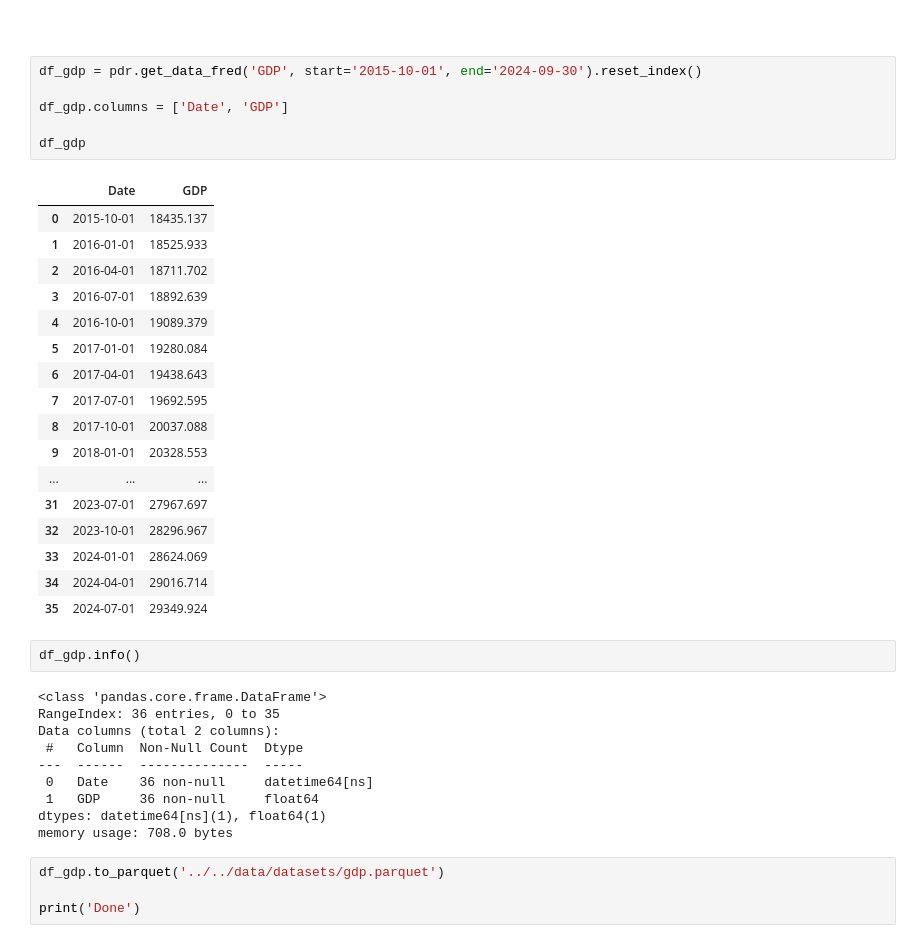
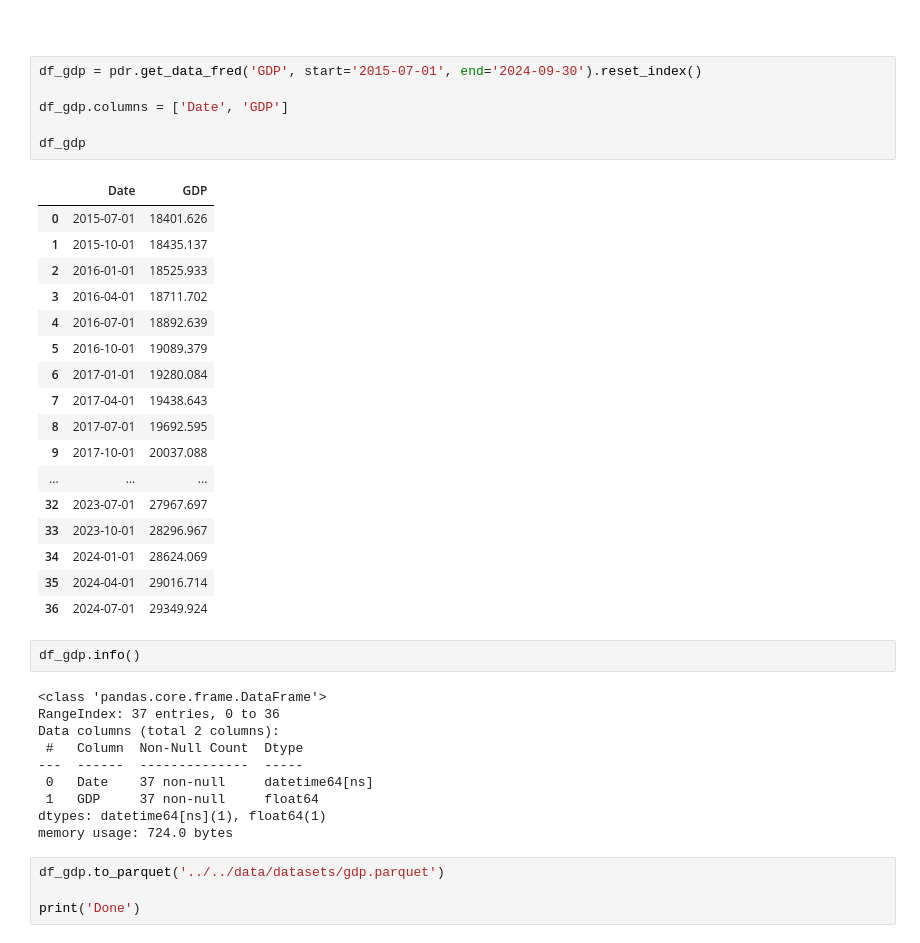
Before and after one commit to shughes1000/stock-price-forecasting, a Jupyter notebook: code/data_scraping/get_indicators.ipynb, the cells around one changed output. Cells and saved outputs as stored; diff of their text form.

```diff
--- a/code/data_scraping/get_indicators.ipynb
+++ b/code/data_scraping/get_indicators.ipynb
@@ -85,41 +85,41 @@ Done
 # %% [markdown]
 ###
 # %%
-df_gdp = pdr.get_data_fred('GDP', start='2015-10-01', end='2024-09-30').reset_index()
+df_gdp = pdr.get_data_fred('GDP', start='2015-07-01', end='2024-09-30').reset_index()
 
 df_gdp.columns = ['Date', 'GDP']
 
 df_gdp
 # %% [output]
 |  | Date | GDP |
-| 0 | 2015-10-01 | 18435.137 |
-| 1 | 2016-01-01 | 18525.933 |
-| 2 | 2016-04-01 | 18711.702 |
-| 3 | 2016-07-01 | 18892.639 |
-| 4 | 2016-10-01 | 19089.379 |
-| 5 | 2017-01-01 | 19280.084 |
-| 6 | 2017-04-01 | 19438.643 |
-| 7 | 2017-07-01 | 19692.595 |
-| 8 | 2017-10-01 | 20037.088 |
-| 9 | 2018-01-01 | 20328.553 |
+| 0 | 2015-07-01 | 18401.626 |
+| 1 | 2015-10-01 | 18435.137 |
+| 2 | 2016-01-01 | 18525.933 |
+| 3 | 2016-04-01 | 18711.702 |
+| 4 | 2016-07-01 | 18892.639 |
+| 5 | 2016-10-01 | 19089.379 |
+| 6 | 2017-01-01 | 19280.084 |
+| 7 | 2017-04-01 | 19438.643 |
+| 8 | 2017-07-01 | 19692.595 |
+| 9 | 2017-10-01 | 20037.088 |
 | ... | ... | ... |
-| 31 | 2023-07-01 | 27967.697 |
-| 32 | 2023-10-01 | 28296.967 |
-| 33 | 2024-01-01 | 28624.069 |
-| 34 | 2024-04-01 | 29016.714 |
-| 35 | 2024-07-01 | 29349.924 |
+| 32 | 2023-07-01 | 27967.697 |
+| 33 | 2023-10-01 | 28296.967 |
+| 34 | 2024-01-01 | 28624.069 |
+| 35 | 2024-04-01 | 29016.714 |
+| 36 | 2024-07-01 | 29349.924 |
 # %%
 df_gdp.info()
 # %% [output]
 <class 'pandas.core.frame.DataFrame'>
-RangeIndex: 36 entries, 0 to 35
+RangeIndex: 37 entries, 0 to 36
 Data columns (total 2 columns):
  #   Column  Non-Null Count  Dtype
 ---  ------  --------------  -----
- 0   Date    36 non-null     datetime64[ns]
- 1   GDP     36 non-null     float64
+ 0   Date    37 non-null     datetime64[ns]
+ 1   GDP     37 non-null     float64
 dtypes: datetime64[ns](1), float64(1)
-memory usage: 708.0 bytes
+memory usage: 724.0 bytes
 # %%
 df_gdp.to_parquet('../../data/datasets/gdp.parquet')
 
```
Also changed, not shown: parts of 4 cells of this notebook, 2 other files.
